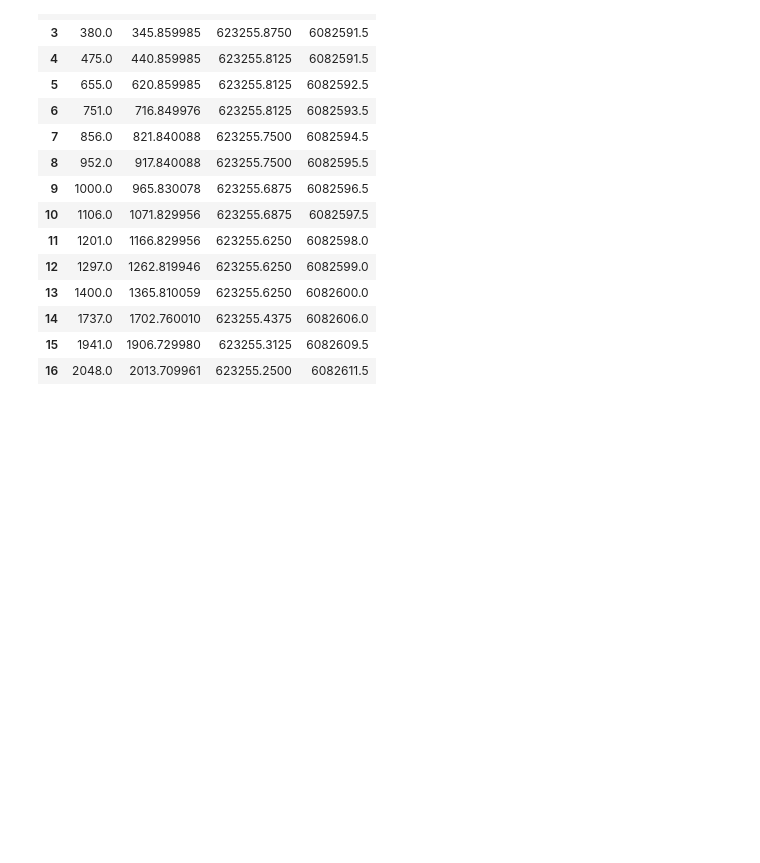
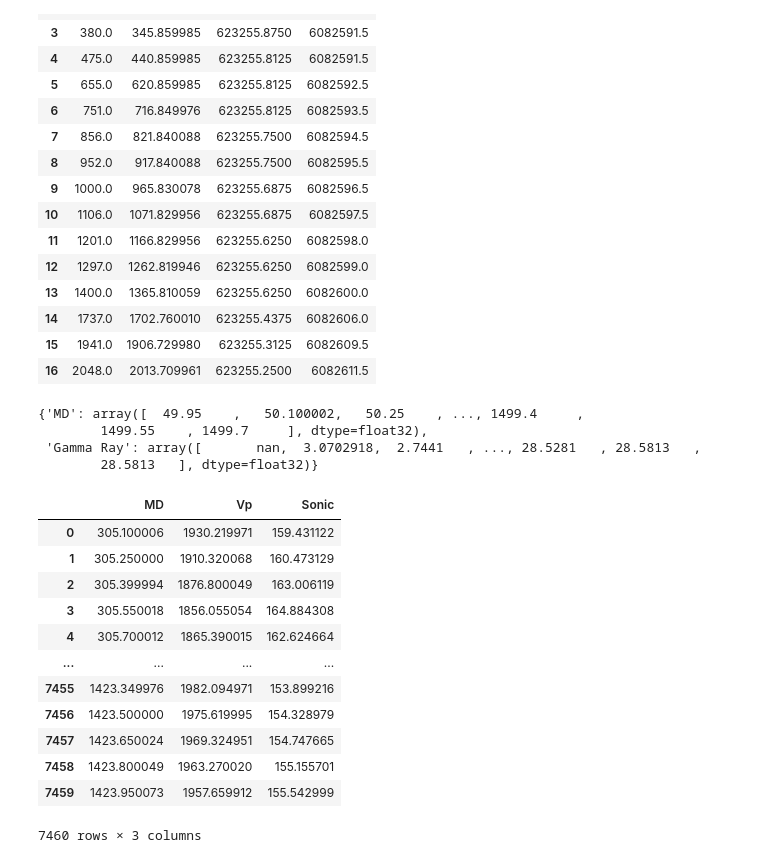
Before and after one commit to waynegm/OpendTect-Plugins, a Jupyter notebook: python_bindings/Testing/wmodpy_wells_linux.ipynb, the cells around one changed output. Drawn from its saved outputs; the diff is of its cells as text; code cells hidden in the pictures; blank space fills up the shorter version.

Commit message:
Add python binding to get well log data

```diff
--- a/python_bindings/Testing/wmodpy_wells_linux.ipynb
+++ b/python_bindings/Testing/wmodpy_wells_linux.ipynb
@@ -109,3 +115,26 @@ f3demo_wells.track_df('F03-4')
 | 14 | 1737.0 | 1702.760010 | 623255.4375 | 6082606.0 |
 | 15 | 1941.0 | 1906.729980 | 623255.3125 | 6082609.5 |
 | 16 | 2048.0 | 2013.709961 | 623255.2500 | 6082611.5 |
+# %%
+f3demo_wells.log_data('F02-1',['Gamma Ray'],0.15, wmodpy.Wells.SampleMode.Sample)
+# %% [output]
+{'MD': array([  49.95    ,   50.100002,   50.25    , ..., 1499.4     ,
+        1499.55    , 1499.7     ], dtype=float32),
+ 'Gamma Ray': array([       nan,  3.0702918,  2.7441   , ..., 28.5281   , 28.5813   ,
+        28.5813   ], dtype=float32)}
+# %%
+f3demo_wells.log_data_df('F02-1',['Vp','Sonic'],0.15, wmodpy.Wells.SampleMode.Upscale)
+# %% [output]
+|  | MD | Vp | Sonic |
+| 0 | 305.100006 | 1930.219971 | 159.431122 |
+| 1 | 305.250000 | 1910.320068 | 160.473129 |
+| 2 | 305.399994 | 1876.800049 | 163.006119 |
+| 3 | 305.550018 | 1856.055054 | 164.884308 |
+| 4 | 305.700012 | 1865.390015 | 162.624664 |
+| ... | ... | ... | ... |
+| 7455 | 1423.349976 | 1982.094971 | 153.899216 |
+| 7456 | 1423.500000 | 1975.619995 | 154.328979 |
+| 7457 | 1423.650024 | 1969.324951 | 154.747665 |
+| 7458 | 1423.800049 | 1963.270020 | 155.155701 |
+| 7459 | 1423.950073 | 1957.659912 | 155.542999 |
+7460 rows × 3 columns
```
Also changed, not shown: parts of 7 cells of this notebook, 5 other files.
